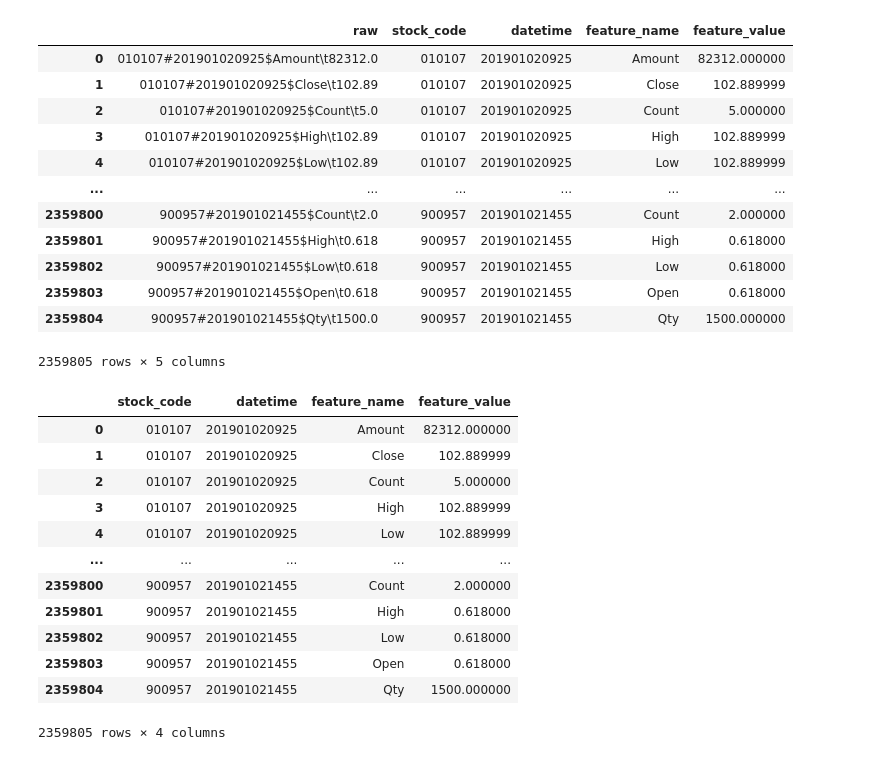
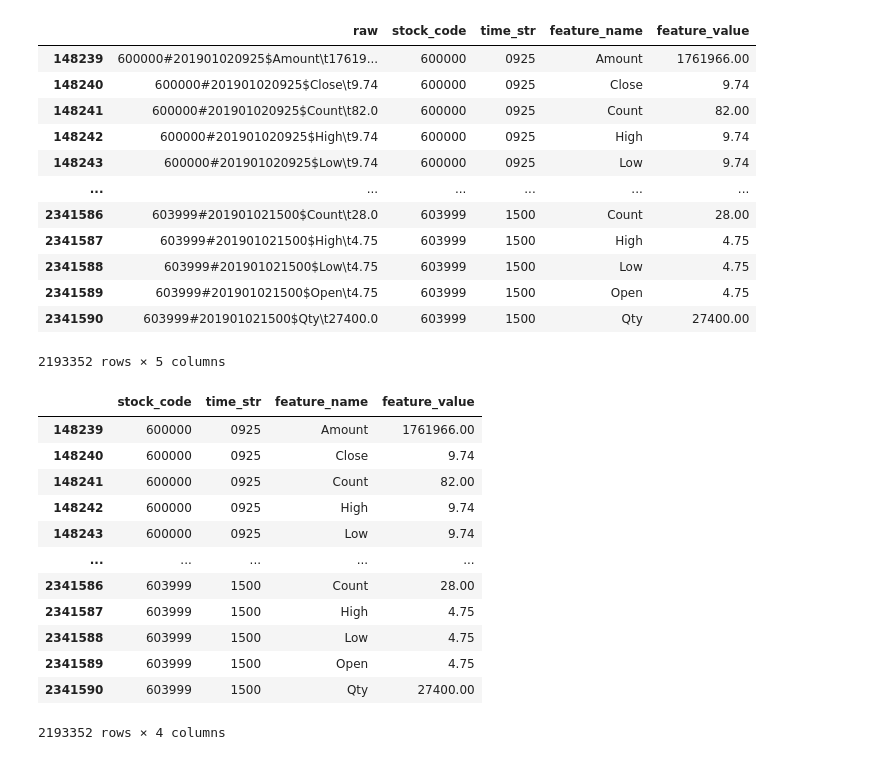
Before and after one commit to daifengqi/big-data-hft, a Jupyter notebook: project/src/main/python/tickOutput2minData/minDataPreparation.ipynb, the cells around one changed output. Cells and saved outputs as stored; diff of their text form; code cells hidden in the pictures.

Commit message:
project update

```diff
--- a/project/src/main/python/tickOutput2minData/minDataPreparation.ipynb
+++ b/project/src/main/python/tickOutput2minData/minDataPreparation.ipynb
@@ -2,3 +2,6 @@
 import numpy as np
 import pandas as pd
 import matplotlib.pyplot as plt
+import os
+ROOT = r"D:\02PHBS_G2\PHBS_m2\bigDataAnalysis\big-data-hft\project"
+os.chdir(ROOT)
@@ -5,3 +208,3 @@ import matplotlib.pyplot as plt
 # %%
-raw_data = pd.read_csv("./20190102.csv", header=None)
+raw_data = pd.read_csv(os.path.join(ROOT,"data/20190102.csv"), header=None)
 raw_data.columns = ['raw']
@@ -7,0 +237,3 @@ raw_data.columns = ['raw']
+# %%
+raw_data = raw_data[raw_data["raw"].str.startswith("6") ]
+raw_data
@@ -8,41 +254,41 @@ raw_data.columns = ['raw']
 # %%
 tmp1 = raw_data["raw"].str.split("#")
 raw_data["stock_code"] = tmp1.str[0]
 tmp2 = tmp1.str[1].str.split("$")
-raw_data["datetime"] = tmp2.str[0]
+raw_data["time_str"] = tmp2.str[0].str[8:]
 tmp3 = tmp2.str[1].str.split("\t")
 raw_data["feature_name"] = tmp3.str[0]
 raw_data["feature_value"] = tmp3.str[1].astype("float32")
 raw_data
 # %% [output]
-|  | raw | stock_code | datetime | feature_name | feature_value |
-| 0 | 010107#201901020925$Amount\t82312.0 | 010107 | 201901020925 | Amount | 82312.000000 |
-| 1 | 010107#201901020925$Close\t102.89 | 010107 | 201901020925 | Close | 102.889999 |
-| 2 | 010107#201901020925$Count\t5.0 | 010107 | 201901020925 | Count | 5.000000 |
-| 3 | 010107#201901020925$High\t102.89 | 010107 | 201901020925 | High | 102.889999 |
-| 4 | 010107#201901020925$Low\t102.89 | 010107 | 201901020925 | Low | 102.889999 |
+|  | raw | stock_code | time_str | feature_name | feature_value |
+| 148239 | 600000#201901020925$Amount\t17619... | 600000 | 0925 | Amount | 1761966.00 |
+| 148240 | 600000#201901020925$Close\t9.74 | 600000 | 0925 | Close | 9.74 |
+| 148241 | 600000#201901020925$Count\t82.0 | 600000 | 0925 | Count | 82.00 |
+| 148242 | 600000#201901020925$High\t9.74 | 600000 | 0925 | High | 9.74 |
+| 148243 | 600000#201901020925$Low\t9.74 | 600000 | 0925 | Low | 9.74 |
 | ... | ... | ... | ... | ... | ... |
-| 2359800 | 900957#201901021455$Count\t2.0 | 900957 | 201901021455 | Count | 2.000000 |
-| 2359801 | 900957#201901021455$High\t0.618 | 900957 | 201901021455 | High | 0.618000 |
-| 2359802 | 900957#201901021455$Low\t0.618 | 900957 | 201901021455 | Low | 0.618000 |
-| 2359803 | 900957#201901021455$Open\t0.618 | 900957 | 201901021455 | Open | 0.618000 |
-| 2359804 | 900957#201901021455$Qty\t1500.0 | 900957 | 201901021455 | Qty | 1500.000000 |
+| 2341586 | 603999#201901021500$Count\t28.0 | 603999 | 1500 | Count | 28.00 |
+| 2341587 | 603999#201901021500$High\t4.75 | 603999 | 1500 | High | 4.75 |
+| 2341588 | 603999#201901021500$Low\t4.75 | 603999 | 1500 | Low | 4.75 |
+| 2341589 | 603999#201901021500$Open\t4.75 | 603999 | 1500 | Open | 4.75 |
+| 2341590 | 603999#201901021500$Qty\t27400.0 | 603999 | 1500 | Qty | 27400.00 |
-2359805 rows × 5 columns
+2193352 rows × 5 columns
 # %%
 data = raw_data.iloc[:,1:]
 data
 # %% [output]
-|  | stock_code | datetime | feature_name | feature_value |
-| 0 | 010107 | 201901020925 | Amount | 82312.000000 |
-| 1 | 010107 | 201901020925 | Close | 102.889999 |
-| 2 | 010107 | 201901020925 | Count | 5.000000 |
-| 3 | 010107 | 201901020925 | High | 102.889999 |
-| 4 | 010107 | 201901020925 | Low | 102.889999 |
+|  | stock_code | time_str | feature_name | feature_value |
+| 148239 | 600000 | 0925 | Amount | 1761966.00 |
+| 148240 | 600000 | 0925 | Close | 9.74 |
+| 148241 | 600000 | 0925 | Count | 82.00 |
+| 148242 | 600000 | 0925 | High | 9.74 |
+| 148243 | 600000 | 0925 | Low | 9.74 |
 | ... | ... | ... | ... | ... |
-| 2359800 | 900957 | 201901021455 | Count | 2.000000 |
-| 2359801 | 900957 | 201901021455 | High | 0.618000 |
-| 2359802 | 900957 | 201901021455 | Low | 0.618000 |
-| 2359803 | 900957 | 201901021455 | Open | 0.618000 |
-| 2359804 | 900957 | 201901021455 | Qty | 1500.000000 |
+| 2341586 | 603999 | 1500 | Count | 28.00 |
+| 2341587 | 603999 | 1500 | High | 4.75 |
+| 2341588 | 603999 | 1500 | Low | 4.75 |
+| 2341589 | 603999 | 1500 | Open | 4.75 |
+| 2341590 | 603999 | 1500 | Qty | 27400.00 |
-2359805 rows × 4 columns
+2193352 rows × 4 columns
 # %%
```
Also changed, not shown: parts of 38 cells of this notebook, 19 other files.
